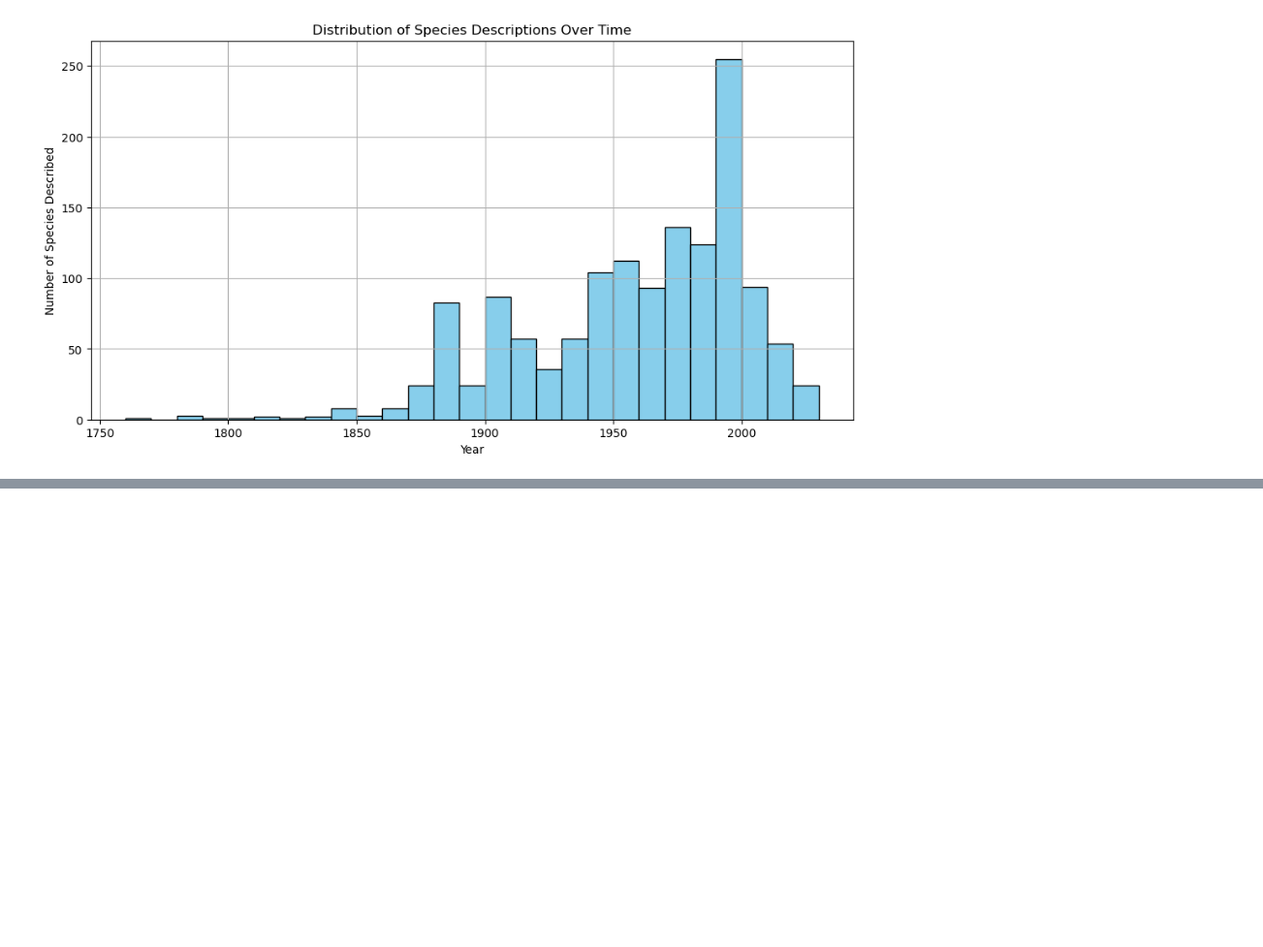
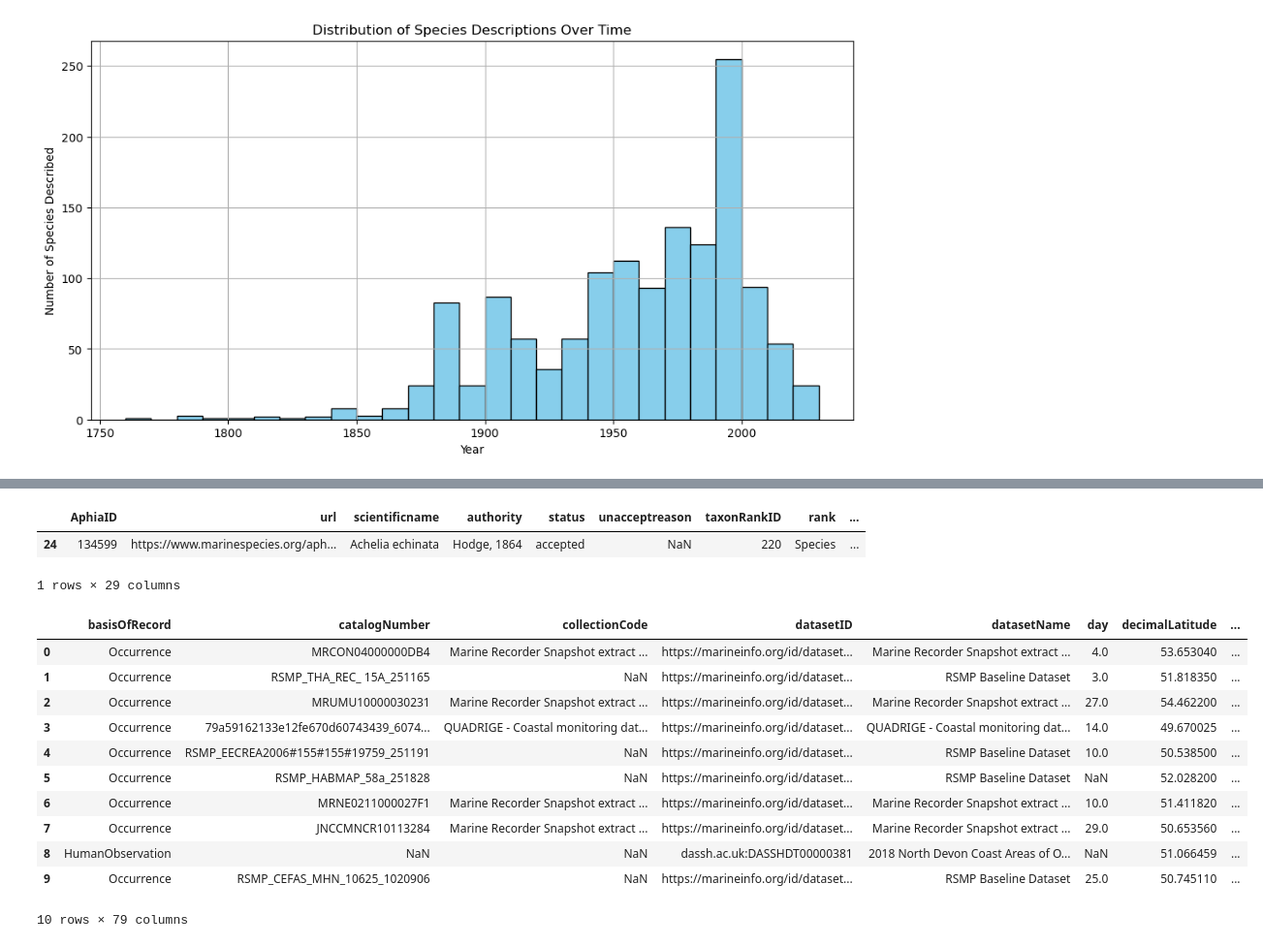
Before and after one commit to riccaran/pycnogonida, a Jupyter notebook: pycnogonida.ipynb, the cells around one changed output, grey strips where cells are left out. Shown at 97% size. Drawn from its saved outputs; the diff is of its cells as text; code cells hidden in the pictures; blank space fills up the shorter version.

```diff
--- a/pycnogonida.ipynb
+++ b/pycnogonida.ipynb
@@ -265,0 +148,21 @@ for species_name in tqdm(pycnogonida["scientificname"], desc='GenBank data retri
+# %%
+species_info['worms']
+# %% [output]
+|  | AphiaID | url | scientificname | authority | status | unacceptreason | taxonRankID | rank | ... |
+| 24 | 134599 | https://www.marinespecies.org/aph... | Achelia echinata | Hodge, 1864 | accepted | NaN | 220 | Species | ... |
+1 rows × 29 columns
+# %%
+species_info['obis']
+# %% [output]
+|  | basisOfRecord | catalogNumber | collectionCode | datasetID | datasetName | day | decimalLatitude | ... |
+| 0 | Occurrence | MRCON04000000DB4 | Marine Recorder Snapshot extract ... | https://marineinfo.org/id/dataset... | Marine Recorder Snapshot extract ... | 4.0 | 53.653040 | ... |
+| 1 | Occurrence | RSMP_THA_REC_ 15A_251165 | NaN | https://marineinfo.org/id/dataset... | RSMP Baseline Dataset | 3.0 | 51.818350 | ... |
+| 2 | Occurrence | MRUMU10000030231 | Marine Recorder Snapshot extract ... | https://marineinfo.org/id/dataset... | Marine Recorder Snapshot extract ... | 27.0 | 54.462200 | ... |
+| 3 | Occurrence | 79a59162133e12fe670d60743439_6074... | QUADRIGE - Coastal monitoring dat... | https://marineinfo.org/id/dataset... | QUADRIGE - Coastal monitoring dat... | 14.0 | 49.670025 | ... |
+| 4 | Occurrence | RSMP_EECREA2006#155#155#19759_251191 | NaN | https://marineinfo.org/id/dataset... | RSMP Baseline Dataset | 10.0 | 50.538500 | ... |
+| 5 | Occurrence | RSMP_HABMAP_58a_251828 | NaN | https://marineinfo.org/id/dataset... | RSMP Baseline Dataset | NaN | 52.028200 | ... |
+| 6 | Occurrence | MRNE0211000027F1 | Marine Recorder Snapshot extract ... | https://marineinfo.org/id/dataset... | Marine Recorder Snapshot extract ... | 10.0 | 51.411820 | ... |
+| 7 | Occurrence | JNCCMNCR10113284 | Marine Recorder Snapshot extract ... | https://marineinfo.org/id/dataset... | Marine Recorder Snapshot extract ... | 29.0 | 50.653560 | ... |
+| 8 | HumanObservation | NaN | NaN | dassh.ac.uk:DASSHDT00000381 | 2018 North Devon Coast Areas of O... | NaN | 51.066459 | ... |
+| 9 | Occurrence | RSMP_CEFAS_MHN_10625_1020906 | NaN | https://marineinfo.org/id/dataset... | RSMP Baseline Dataset | 25.0 | 50.745110 | ... |
+10 rows × 79 columns
```
Also changed, not shown: parts of 13 cells of this notebook, 2 other files.
